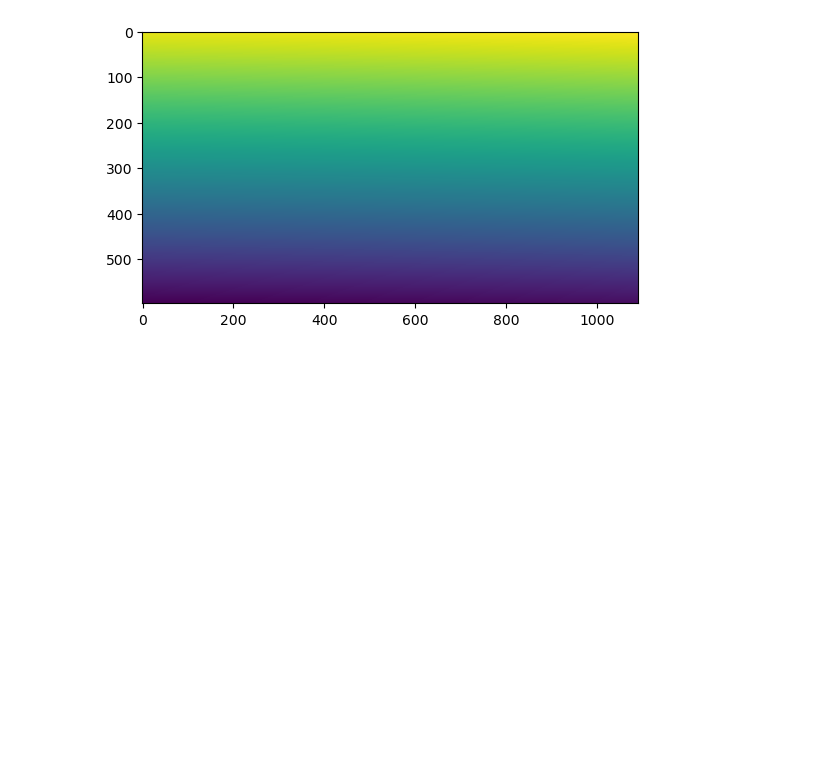
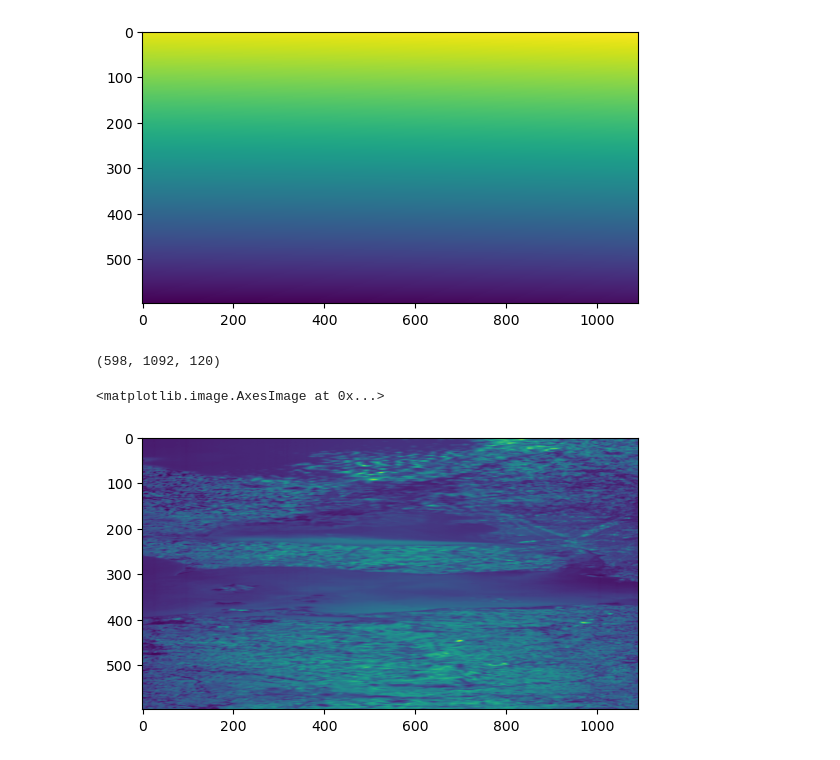
Before and after one commit to NTNU-SmallSat-Lab/hypso-satpy, a Jupyter notebook: test.ipynb, the cells around one changed output. Drawn from its saved outputs; the diff is of its cells as text; code cells hidden in the pictures; blank space fills up the shorter version.

```diff
--- a/test.ipynb
+++ b/test.ipynb
@@ -10,3 +122,18 @@ plt.imshow(scene_2['latitude'])
 # %% [output]
 <matplotlib.image.AxesImage at 0x...>
 [figure]
+# %%
+filename = '/home/cameron/Nedlastinger/20230519_CaptureDL_erie_2023-05-17_1553Z/erie_2023-05-17_1553Z.bip'
+
+datacube = np.fromfile(filename, dtype='uint16')
+
+datacube = datacube.reshape((-1, 1092, 120))[:,:,::-1]
+# %%
+datacube.shape
+# %% [output]
+(598, 1092, 120)
+# %%
+plt.imshow(datacube[:,:,80])
+# %% [output]
+<matplotlib.image.AxesImage at 0x...>
+[figure, added]
```
Also changed, not shown: parts of 3 cells of this notebook, 6 other files.
